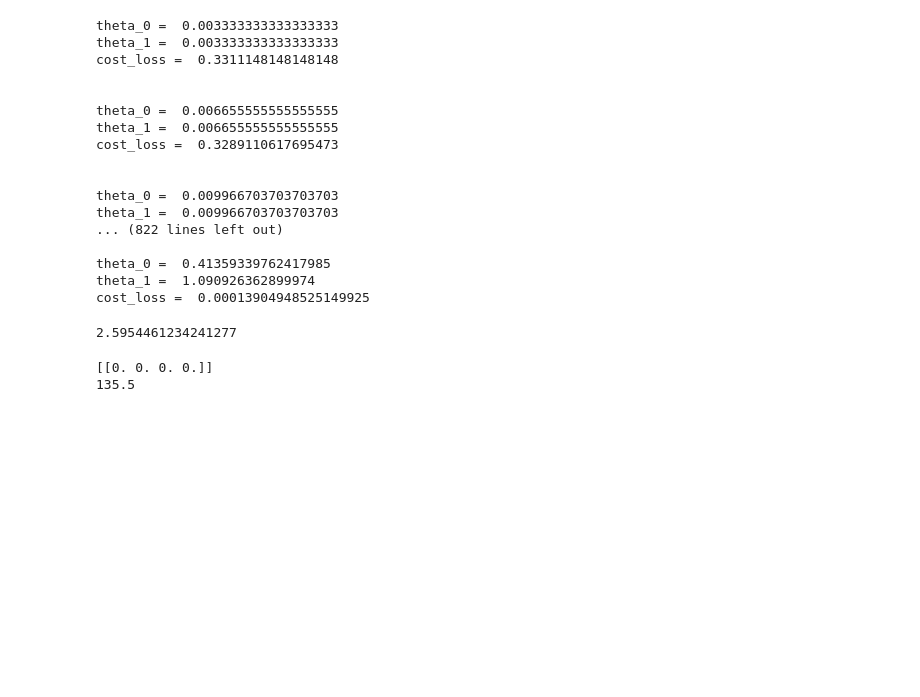
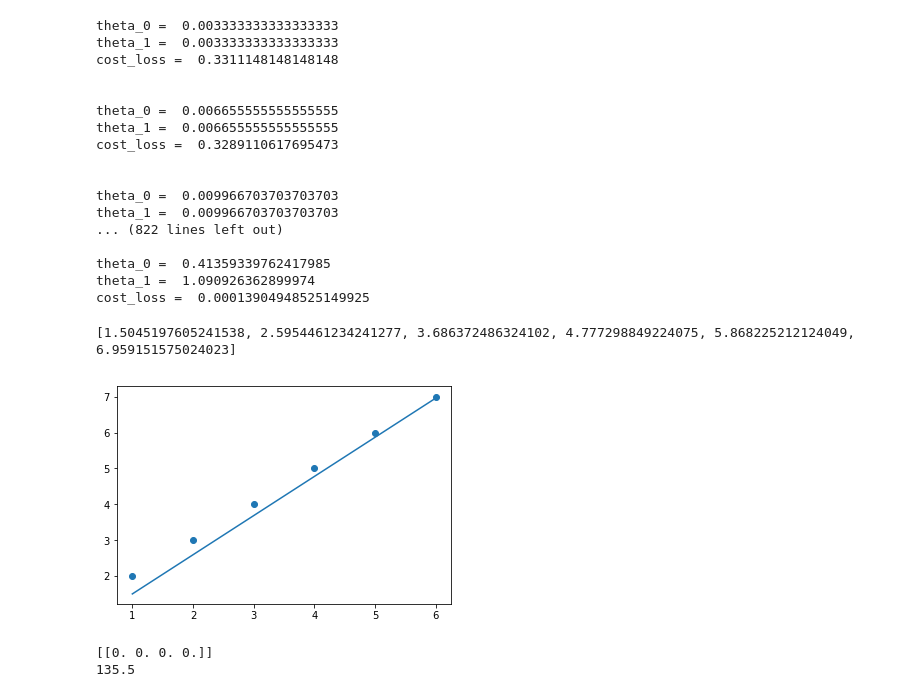
Before and after one commit to GuriSandal/Linrear-Regression-From-Scratch, a Jupyter notebook: LinearRegressionFromScratch.ipynb, the cells around one changed output. Cells and saved outputs as stored; diff of their text form; code cells hidden in the pictures; blank space fills up the shorter version.

```diff
--- a/LinearRegressionFromScratch.ipynb
+++ b/LinearRegressionFromScratch.ipynb
@@ -49,10 +50,17 @@ theta_0 =  0.41359339762417985
 theta_1 =  1.090926362899974
 cost_loss =  0.00013904948525149925
 # %%
-prediction = theta_0 + theta_1 * 2
+prediction = [theta_0 + theta_1 * i for i in X]
 print(prediction)
 # %% [output]
-2.5954461234241277
+[1.5045197605241538, 2.5954461234241277, 3.686372486324102, 4.777298849224075, 5.868225212124049, 6.959151575024023]
+# %%
+import matplotlib.pyplot as plt
+plt.scatter(X,y)
+plt.plot(X,prediction)
+plt.show()
+# %% [output]
+[figure, added]
 # %%
 # # Linear Regrassion with Multiple variable
 
```
Also changed, not shown: parts of 1 cell of this notebook.
